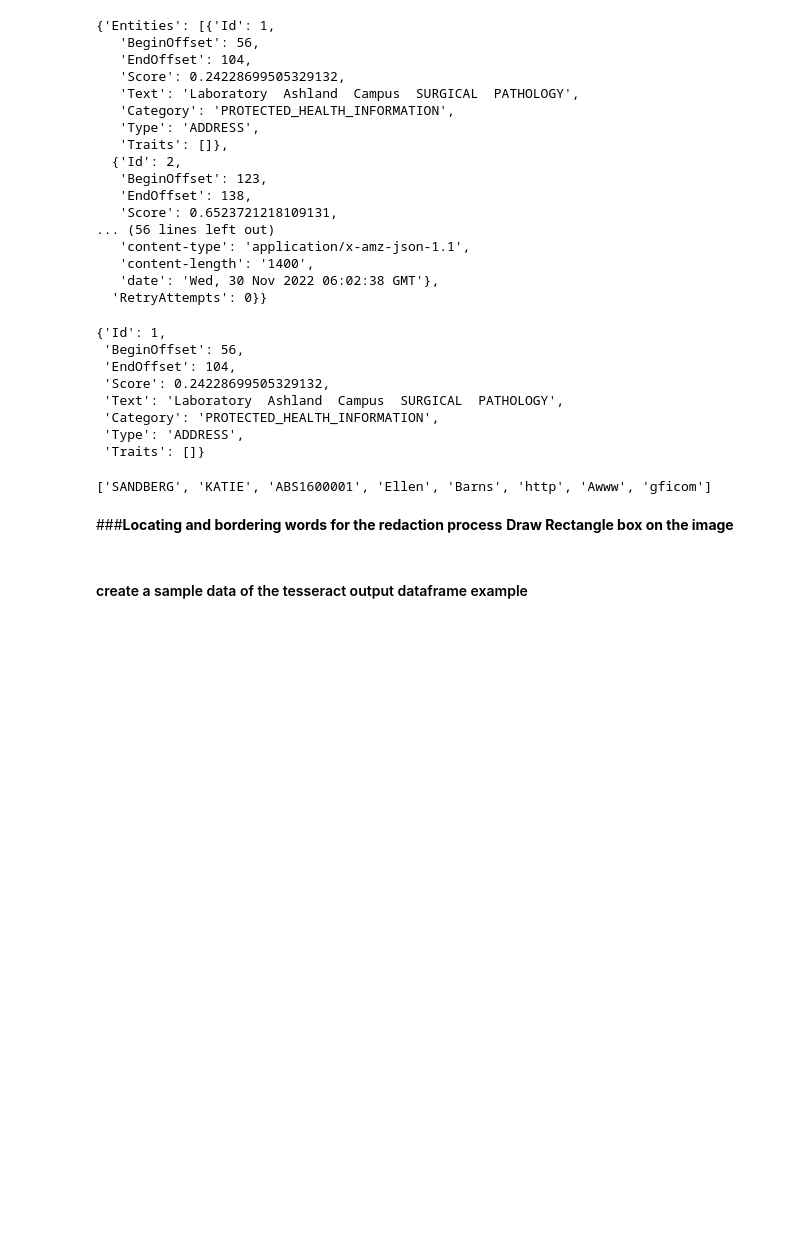
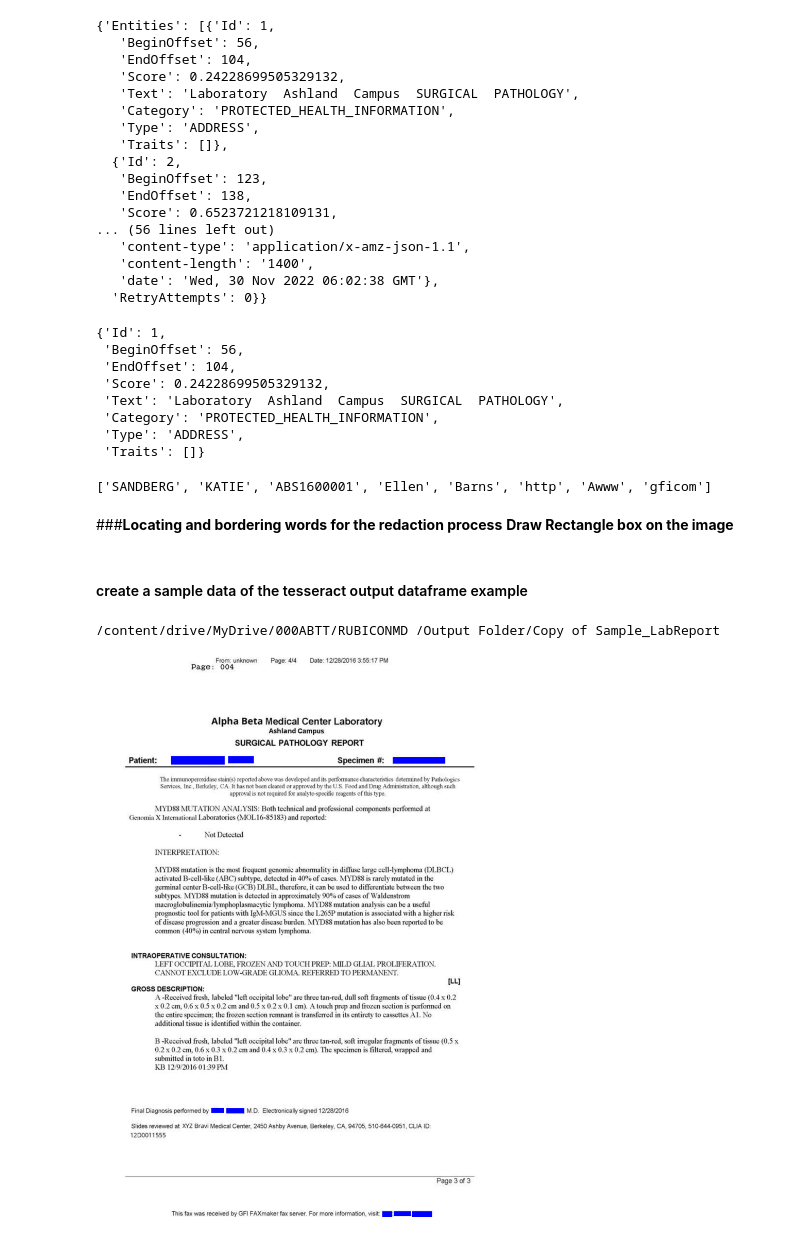
Before and after one commit to LinqingZ/BTTAI, a Jupyter notebook: refined_and_combined_notebook.ipynb, the cells around one changed output. Drawn from its saved outputs; the diff is of its cells as text; code cells hidden in the pictures; blank space fills up the shorter version.

```diff
--- a/refined_and_combined_notebook.ipynb
+++ b/refined_and_combined_notebook.ipynb
@@ -411,23 +413,23 @@ list_redact
 # %% [markdown]
 #### create a sample data of the tesseract output dataframe example
 # %%
-import PIL
-from PIL import ImageDraw
-import os.path
+# import PIL
+# from PIL import ImageDraw
+# import os.path
 
-def cover_text(image_path, store_path, df, list_redact, color='black', width=2):
-  # img_path - the file path of the pdf or image currently reading
-  # store_path - the path where you want to store the redacted image
-  # df - the dataframe you have all the result data and a column call "text_clean" that cotains the list_redact words
-  # list_redact - list of information you want to cover in the image
-  image = convert_from_path(image_path, fmt="PNG")[0]
-  draw = ImageDraw.Draw(image)
-  for word in list_redact:
-    (x, y, w, h) = (df.loc[df['text_clean'] == word, 'left'], df.loc[df['text_clean'] == word, 'top'], df.loc[df['text_clean'] == word, 'width'], df.loc[df['text_clean'] == word, 'height'])
-    draw.rectangle((x, y, x + w, y + h), fill=color, width=width)
+# def cover_text(image_path, store_path, df, list_redact, color='black', width=2):
+#   # img_path - the file path of the pdf or image currently reading
+#   # store_path - the path where you want to store the redacted image
+#   # df - the dataframe you have all the result data and a column call "text_clean" that cotains the list_redact words
+#   # list_redact - list of information you want to cover in the image
+#   image = convert_from_path(image_path, fmt="PNG")[0]
+#   draw = ImageDraw.Draw(image)
+#   for word in list_redact:
+#     (x, y, w, h) = (df.loc[df['text_clean'] == word, 'left'], df.loc[df['text_clean'] == word, 'top'], df.loc[df['text_clean'] == word, 'width'], df.loc[df['text_clean'] == word, 'height'])
+#     draw.rectangle((x, y, x + w, y + h), fill=color, width=width)
 
-  file_name = f'{os.path.splitext(os.path.basename(image_path))[0]}_redacted' # get the original name of the image
-  image.save(f'{store_path}{file_name}.jpg', 'JPEG') # save the image into
+#   file_name = f'{os.path.splitext(os.path.basename(image_path))[0]}_redacted' # get the original name of the image
+#   image.save(f'{store_path}{file_name}.jpg', 'JPEG') # save the image into
 # %%
 # deal with situation that one pdf have more that 1 page
 # input page number in order to reduce that page
@@ -470,12 +472,14 @@ def cover_text(image_path, page_num, store_path, df, list_redact, color='green',
   for word in list_redact:
     (x, y, w, h) = (df.loc[df['text_clean'] == word, 'left'], df.loc[df['text_clean'] == word, 'top'], df.loc[df['text_clean'] == word, 'width'], df.loc[df['text_clean'] == word, 'height'])
     draw.rectangle((x, y, x + w, y + h), fill=color, width=width)
-  folder_name = os.path.splitext(os.path.basename(image_path))[0]
-  store_path = os.path.join(store_path, folder_name)
-  if not os.path.exists(store_path):
-      os.mkdir(dir)
+  folder_name = os.path.splitext(os.path.basename(image_path))[0] # get the name of the pdf which it will be folder name to store images
+  output_path = os.path.join(store_path, folder_name)
+  if not os.path.exists(output_path):
+      os.mkdir(output_path)
    # get the original name of the image
-  image.save(f'{store_path}{folder_name}_page_{page_num}.jpg', 'JPEG') # save the image into
+  print(f"image will store at {output_path} with file name {folder_name}_page_{page_num}.jpg ")
+  image.save(f'/{output_path}/{folder_name}_page_{page_num}.jpg', 'JPEG') # save the image into folderwith the pdf name as JPEG
+  return image
 # %%
 file_path_output = "/content/drive/MyDrive/000ABTT/RUBICONMD /Output Folder/" # Linqing's drive path output
 # %%
@@ -486,4 +490,7 @@ df = data_df
 cover_text(image_path, store_path, df, list_redact)
 # %%
 page_num = 0
-cover_text(image_path, page_num, store_path, df, list_redact, color='green', width=2)
+cover_text(image_path, page_num, store_path, df, list_redact, color='blue', width=2)
+# %% [output]
+/content/drive/MyDrive/000ABTT/RUBICONMD /Output Folder/Copy of Sample_LabReport
+[figure, added]
```
Also changed, not shown: parts of 3 cells of this notebook.
